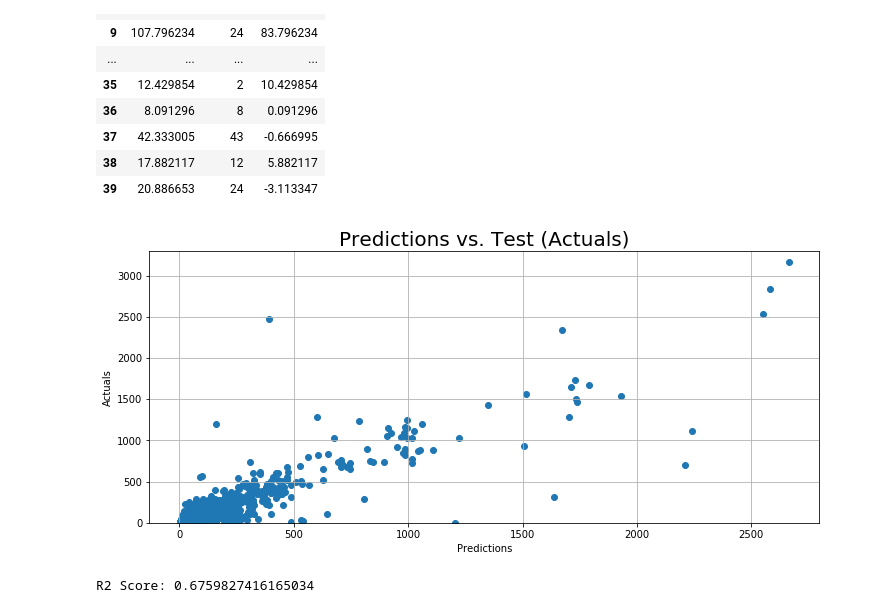
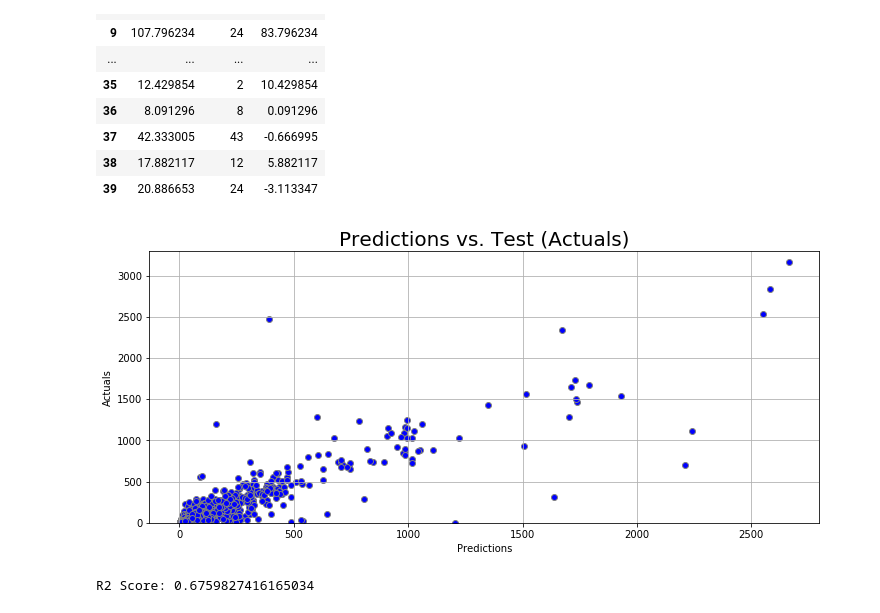
Before and after one commit to melodymassis/TS_Forecasting, a Jupyter notebook: index.ipynb, the cells around one changed output. Drawn from its saved outputs; the diff is of its cells as text; code cells hidden in the pictures.

```diff
--- a/index.ipynb
+++ b/index.ipynb
@@ -491,16 +530,16 @@ comparison.head(40)
 | 39 | 20.886653 | 24 | -3.113347 |
 # %%
 plt.figure(figsize=(12,5))
-plt.scatter(predictions, y_test)
+plt.scatter(predictions, y_test, facecolors='blue', edgecolor='grey')
 plt.title("Predictions vs. Test (Actuals)", size=(20))
 plt.ylabel("Actuals")
 plt.xlabel("Predictions")
 plt.ylim(0,3300)
 # plt.xlim(0,3000)
 plt.grid(True)
 plt.show()
 # %% [output]
-[figure, old version]
+[figure, new version]
 # %%
 # Check quality of the model
 score = model.score(X_test, y_test)
```
Also changed, not shown: parts of 31 cells of this notebook, 1 other file.
